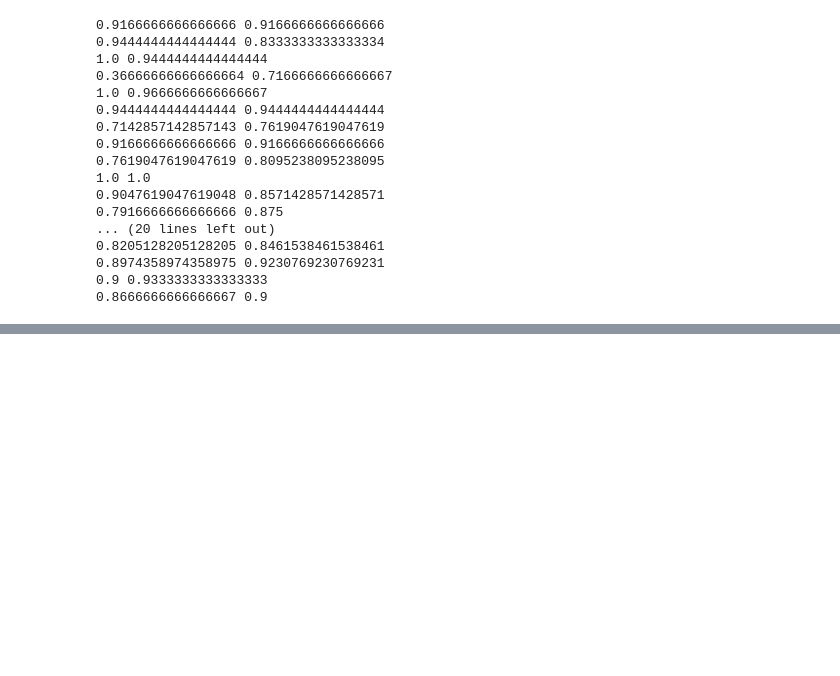
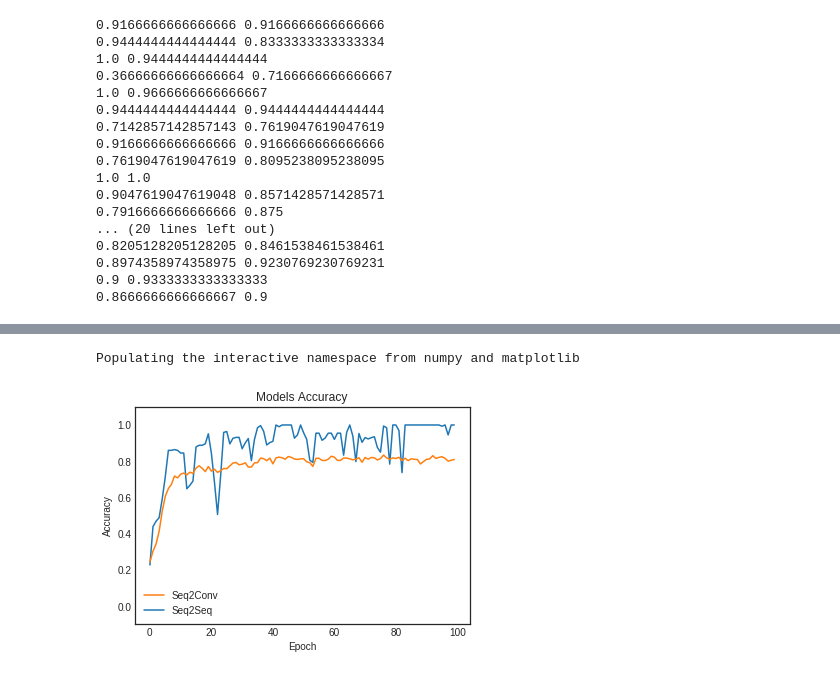
Before and after one commit to rezkaaufar/learning-to-follow-instructions, a Jupyter notebook: language_games/Dataset-Generation.ipynb, the cells around one changed output, grey strips where cells are left out. Cells and saved outputs as stored; diff of their text form; code cells hidden in the pictures; blank space fills up the shorter version.

```diff
--- a/language_games/Dataset-Generation.ipynb
+++ b/language_games/Dataset-Generation.ipynb
@@ -1266,6 +1266,6 @@ print(len(list_dat))
 # %%
-config_com = ["optim", "lamb", "regularize", "steps", "lr", "unfreezed", "k", "learner", "output", "data"]
-for el in list_dat[300:]:
+config_com = ["hidden_size", "dropout_rate", "layers_conv", "layers_lstm"]
+for el in list_dat:
     str_res = ""
     for k, ell in enumerate(el):
         str_res += "--" + config_com[k] + " " + str(ell) + " "
@@ -1290,0 +1517,15 @@ for el in list_dat[300:]:
+# %%
+%pylab inline
+plt.style.use('seaborn-white')
+plt.xlabel('Epoch')
+plt.ylabel('Accuracy')
+plt.ylim(-0.1,1.1,0.1)
+s2s, = plt.plot(np.arange(len(ft_s2s)), ft_s2s, label='Seq2Seq')
+s2c, = plt.plot(np.arange(len(ft_s2c)), ft_s2c, label='Seq2Conv')
+plt.legend(handles=[s2c, s2s])
+plt.title('Models Accuracy')
+#plt.savefig("train_seq_accuracy.png")
+plt.show()
+# %% [output]
+Populating the interactive namespace from numpy and matplotlib
+[figure, added]
```
Also changed, not shown: parts of 18 cells of this notebook, 19 other files.
